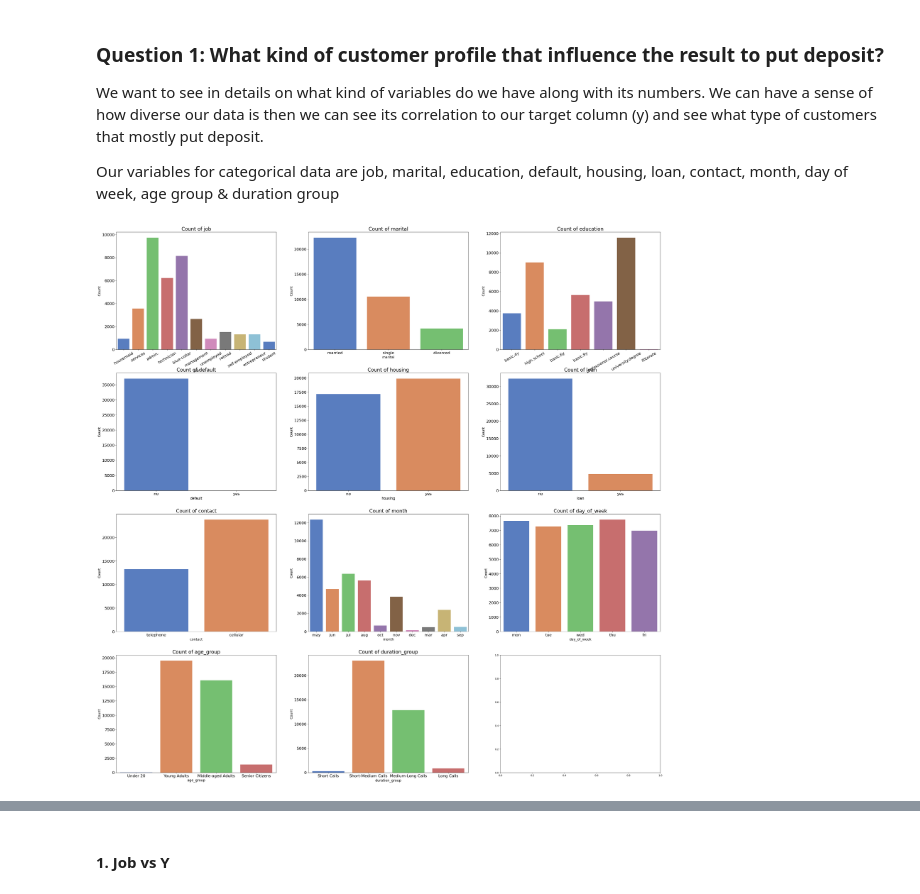
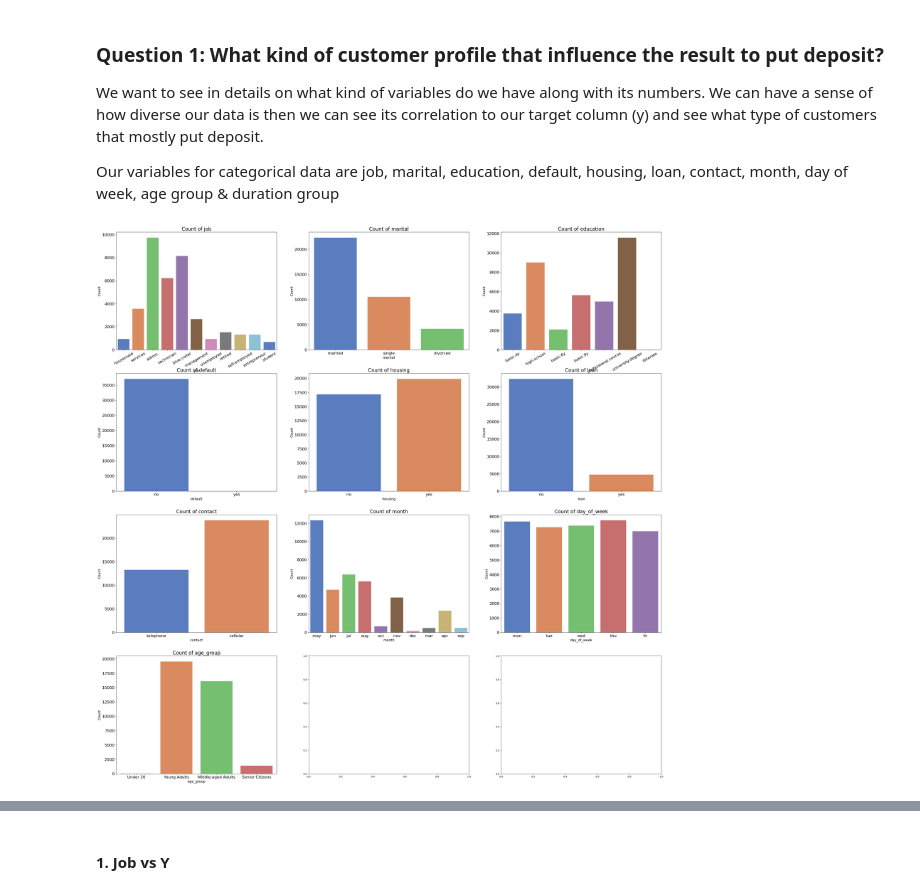
Before and after one commit to PurwadhikaDev/BetaGroup_JC_DS_OL_12_C_FinalProject, a Jupyter notebook: BMC_Data_Final_.ipynb, the cells around one changed output, grey strips where cells are left out. Saved outputs shown, nothing was run; the diff lists cells and outputs as text; code cells hidden in the pictures.

```diff
--- a/BMC_Data_Final_.ipynb
+++ b/BMC_Data_Final_.ipynb
@@ -582,13 +607,3 @@ print(df.head())
 4          -36.4      4.857       5191.0  no  Middle-aged Adults
 
 [5 rows x 22 columns]
-# %%
-# grouping durations
-
-bins = [0, 10, 238, 1000, 9999]  # Define duration bins as needed
-labels = ['Short Calls', 'Short-Medium Calls', 'Medium-Long Calls', 'Long Calls']  # Define labels for duration groups
-
-df['duration_group'] = pd.cut(df['duration'], bins=bins, labels=labels, right=False)
-
-# Display the DataFrame with the new age group column
-print(df.head())
@@ -726,19 +723,19 @@ We want to see in details on what kind of variables do we have along with its nu
 
 Our variables for categorical data are job, marital, education, default, housing, loan, contact, month, day of week, age group & duration group
 # %%
-var = ['job', 'marital', 'education', 'default', 'housing', 'loan', 'contact', 'month', 'day_of_week', 'age_group', 'duration_group']
+var = ['job', 'marital', 'education', 'default', 'housing', 'loan', 'contact', 'month', 'day_of_week', 'age_group']
 fig, axes = plt.subplots(4,3, figsize=(40,40))
 
 for ax, i in zip(axes.flatten(), var):
     sns.countplot(data=df, x=i, ax=ax, palette='muted')
     ax.set_title('Count of '+ i, fontsize=20)
     ax.tick_params(axis='both', labelsize=16)
     ax.set_xlabel(i, fontsize=14)
     ax.set_ylabel('Count', fontsize=14)
     if i in ('job', 'education'):
         ax.tick_params(axis='x', rotation=30)
 # %% [output]
-[figure, old version]
+[figure, new version]
 # %% [markdown]
 Based on our findings above, we can see that:
 1. Job: 11 categories (housemaid, services, admin, blue-collar, technician, retired, management, unemployed, self-employed, entrepreneur, student)
```
Also changed, not shown: parts of 20 cells of this notebook.
